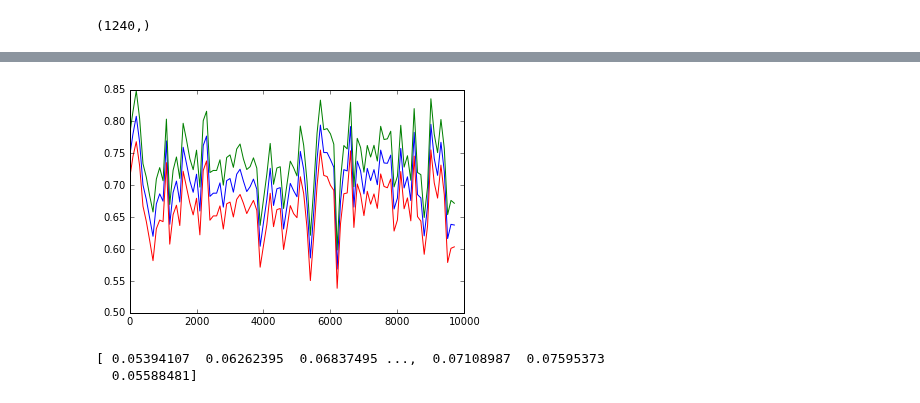
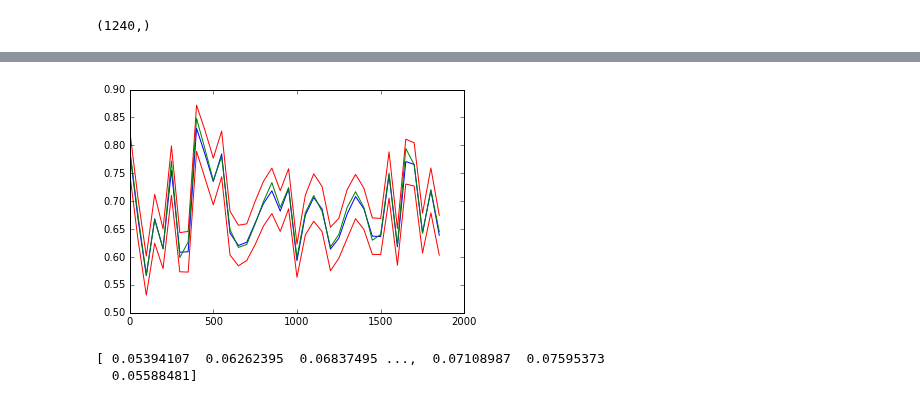
Before and after one commit to DanielTakeshi/New_MH_Test, a Jupyter notebook: iPython_stuff/GaussianMixtures_CuttingMH.ipynb, the cells around one changed output, grey strips where cells are left out. Drawn from its saved outputs; the diff is of its cells as text; code cells hidden in the pictures.

Commit message:
update the 2 ipython files, so that we use the one minibatch to estimate the sd of delta', to achieve a high quality of estimation. And I also use bootstrap to get the CI of sd of delta'

```diff
--- a/iPython_stuff/GaussianMixtures_CuttingMH.ipynb
+++ b/iPython_stuff/GaussianMixtures_CuttingMH.ipynb
@@ -172,6 +172,20 @@ def estimateVar_from_one_batch (theta_c, theta_p, X, N, T):
     tmp_delta = [get_delta(theta_c, theta_p, np.asarray([x]), 1, 1) for x in X]
     varRes = np.var(np.asarray(tmp_delta))
     varRes = varRes * (1.0*N/n/T)**2.0 *n
+    assert not np.isnan(varRes)
+    return varRes
+
+def compute_true_var_from_complete_data(theta_c, theta_p, X, n, T):
+    """
+    Since the delta = sum(logP(X|theta_p) - logP(X|theta_c)) = sum_n (k*y).
+    we can compute the var of y from the complete data, then rescale it back to the target
+    i.e. delta = n*var(y)*k^2
+    """
+    N = len(X)
+    assert (N >= n)
+    tmp_delta = [get_delta(theta_c, theta_p, np.asarray([x]), 1, 1) for x in X]
+    varRes = np.var(np.asarray(tmp_delta))
+    varRes = varRes * (1.0 * N / n /T)**2.0 *n
     assert not np.isnan(varRes)
     return varRes
 
@@ -486,10 +500,11 @@ for T in range(1,num_passes):
 
     # OK, now we have to be careful with our est_std. Still, add diagnostics...
     # If we know the future moving average is too large ... let's not do a moving average!
+    X_mini_batch = X[np.random.choice(N, mb_size, replace=False)]
     this_est_std = estimateVar_from_one_batch (theta, theta_new, X_mini_batch, N, temperature)**0.5
     projected_mavg = this_est_std
     if (projected_mavg >= 1.188):
-        print("Iteration {}, sd {}, re-using...".format(T, projected_mavg))
+        # print("Iteration {}, sd {}, re-using...".format(T, projected_mavg))
         total_skip += 1
         our_sds_1.append(projected_mavg)
         our_MH_reject_1.append(T)
@@ -771,7 +786,7 @@ We also generate a CI for the sd(delta) by bootstrap method
 ###################################
 # OUR MH TEST for estimate the sd #
 ###################################
-num_passes = 10000
+num_passes = 2000
 rw_eps = 0.03
 temperature = 110
 mb_size = 200
@@ -790,7 +805,7 @@ our_xcorrs_1 = []
 total_skip = 0
 our_estimate_sd = []
 actual_sd = []
-
+true_sd = []
 for T in range(1,num_passes):
     if (T % int(num_passes/20) == 0):
         print("T={}".format(T))
@@ -808,6 +823,7 @@ for T in range(1,num_passes):
     X_mini_batch = X[np.random.choice(N, mb_size, replace=False)]
     sd = estimateVar_from_one_batch (theta, theta_new, X_minibatch, N, temperature) **0.5
     actual_sd.append(sd)
+    true_sd.append(compute_true_var_from_complete_data(theta, theta_new, X, mb_size, temperature)**0.5)
     if (sd >= 1.188):
         print("Iteration {}, sd {}, re-using...".format(T, sd))
         total_skip += 1
@@ -868,20 +905,22 @@ def moving_avg (targetArray, windownSize):
 # %%
-CI_sd_draw = moving_avg(our_estimate_sd, 150)
-actual_sd_draw = moving_avg(actual_sd, 150)
-
-inten = 100
+CI_sd_draw = moving_avg(our_estimate_sd, 50)
+actual_sd_draw = moving_avg(actual_sd, 50)
+true_sd_draw = moving_avg(true_sd, 50)
+inten = 50
 x = [i*inten for i in range(len(CI_sd_draw)/inten)]
 CI_sd_draw = np.asarray([CI_sd_draw[i*inten] for i in range(len(CI_sd_draw)/inten)])
 actual_sd_draw = np.asarray([actual_sd_draw[i*inten] for i in range(len(actual_sd_draw)/inten)])
+true_sd_draw = np.asarray([true_sd_draw[i*inten] for i in range(len(true_sd_draw)/inten)])
 sd_up = actual_sd_draw + CI_sd_draw
 sd_down = actual_sd_draw - CI_sd_draw
 # %%
-plt.plot(x, actual_sd_draw)
-plt.plot(x, sd_up)
-plt.plot(x, sd_down)
+plt.plot(x, actual_sd_draw, 'b')
+plt.plot(x, sd_up , 'r')
+plt.plot(x, sd_down, 'r')
+plt.plot(x, true_sd_draw,  'g-')
 plt.show()
 # %% [output]
-[figure, old version]
+[figure, new version]
 # %%
 tmp  = np.asarray(our_estimate_sd) / np.asarray(actual_sd)
 print tmp
```
Also changed, not shown: parts of 10 cells of this notebook, 1 other file.
